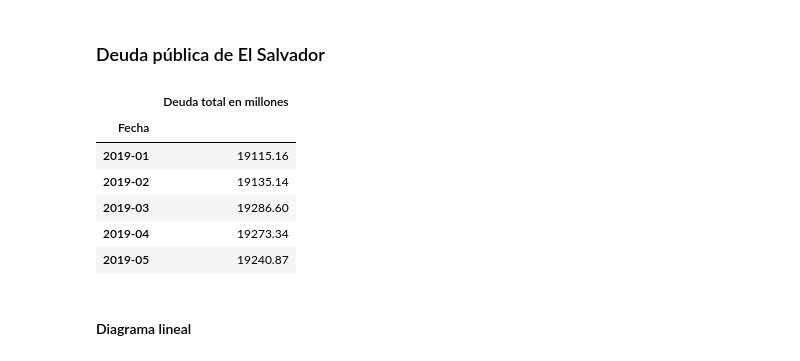
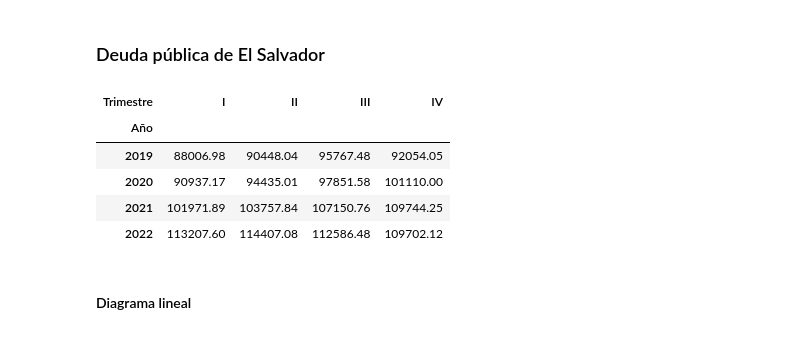
Before and after one commit to JosueRodriguezSams/CriptoSV---Samsung, a Jupyter notebook: Analisis_impacto_del_bitcoin.ipynb, the cells around one changed output. Drawn from its saved outputs; the diff is of its cells as text; code cells hidden in the pictures.

Commit message:
Importacion de datos Deuda externa

```diff
--- a/Analisis_impacto_del_bitcoin.ipynb
+++ b/Analisis_impacto_del_bitcoin.ipynb
@@ -9,22 +9,39 @@ import matplotlib.pyplot as plt
 # %% [markdown]
 ### Deuda pública de El Salvador
 # %%
-deuda_file_path = "Datos_bitcoin/Deuda_SV/Deuda_Pública_Total_Mensual.csv"
-df = pd.read_csv(deuda_file_path, encoding='ISO-8859-1', sep=",")
+ruta = "Datos_bitcoin/Deuda_SV/Saldo_Bruto_de_la_Deuda_Externa_Total_En_Millones_de_US$.csv"
+df = pd.read_csv(ruta, encoding='ISO-8859-1', sep=",",skiprows=4, skipfooter=2,engine="python")
 
-data = {"Deuda total en millones": df.iloc[3, 1:].values}
-df_deuda = pd.DataFrame(data, index = df.iloc[2, 1:].values)
-df_deuda.index.name = "Fecha"
-df_deuda["Deuda total en millones"] = df_deuda["Deuda total en millones"].astype(float)
-df_deuda.head()
+df_suma = df.drop(columns=[' '], axis=1)
+columnas = df_suma.columns
+nombres_ordenados = []
+anio_inicial = 2019
+trimestres = ['I', 'II', 'III', 'IV']
+n_columnas = len(df_suma.columns)
+
+# Generar nombres de columnas con años y trimestres
+for i, col in enumerate(columnas):
+    anio = anio_inicial + (i // 4)
+    trimestre = trimestres[i % 4]
+    nombres_ordenados.append((anio, trimestre))
+
+# Crear un nuevo DataFrame con las sumas por año y trimestre
+suma_trimestres = []
+for i, col in enumerate(columnas):
+    anio, trimestre = nombres_ordenados[i]
+    suma_total = df[col].sum()
+    suma_trimestres.append({'Año': anio, 'Trimestre': trimestre, 'Suma': suma_total})
+
+df_resultado = pd.DataFrame(suma_trimestres)
+df_dEx = df_resultado.pivot(index='Año', columns='Trimestre', values='Suma')
+df_dEx
 # %% [output]
-|  | Deuda total en millones |
-| Fecha |  |
-| 2019-01 | 19115.16 |
-| 2019-02 | 19135.14 |
-| 2019-03 | 19286.60 |
-| 2019-04 | 19273.34 |
-| 2019-05 | 19240.87 |
+| Trimestre | I | II | III | IV |
+| Año |  |  |  |  |
+| 2019 | 88006.98 | 90448.04 | 95767.48 | 92054.05 |
+| 2020 | 90937.17 | 94435.01 | 97851.58 | 101110.00 |
+| 2021 | 101971.89 | 103757.84 | 107150.76 | 109744.25 |
+| 2022 | 113207.60 | 114407.08 | 112586.48 | 109702.12 |
 # %% [markdown]
 #### Diagrama lineal
 # %%
```
